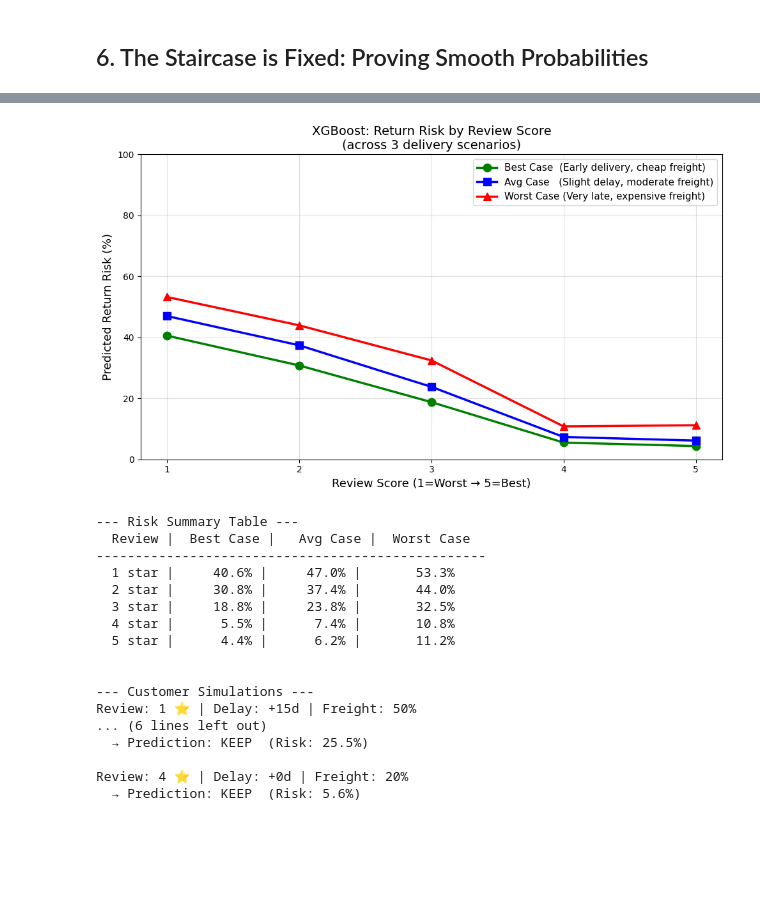
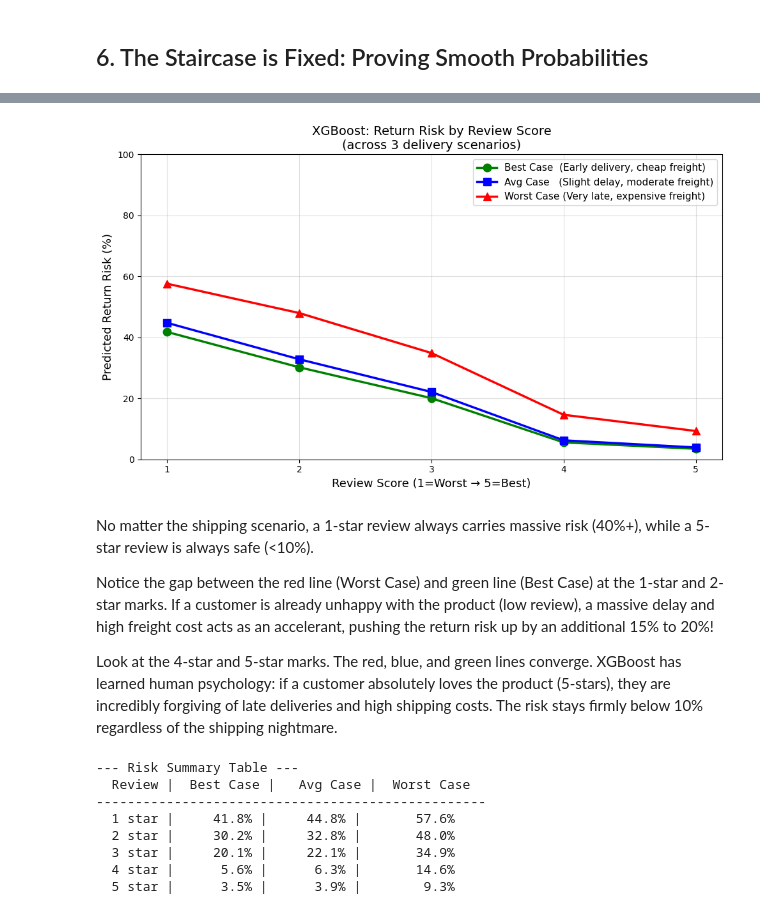
Before and after one commit to Ash469/smart-return-risk-analytics, a Jupyter notebook: models/04_xgboost.ipynb, the cells around one changed output, grey strips where cells are left out. Cells and saved outputs as stored; diff of their text form; code cells hidden in the pictures; blank space fills up the shorter version.

```diff
--- a/models/04_xgboost.ipynb
+++ b/models/04_xgboost.ipynb
@@ -234,13 +314,5 @@ Prediction: KEEP  (Risk: 8.4%)
 ------------------------------
 # %%
-import pandas as pd
-import numpy as np
-import matplotlib.pyplot as plt
-
-df = pd.read_csv('../data/final/ml_ready_dataset.csv')
-X_cols = df.select_dtypes(exclude=['object', 'string']).drop(columns=['is_returned'], errors='ignore').columns.tolist()
-medians = df[X_cols].median()
-
 review_scores = [1, 2, 3, 4, 5]
 
 # --- Scenario 1: Best case (early delivery, cheap freight) ---
@@ -260,72 +332,53 @@ for score in review_scores:
     row['review_score'] = score
     row['delivery_delay_days'] = 2
     row['is_late_delivery'] = 1
     row['freight_ratio'] = 0.25
     risks_mid.append(best_xgb.predict_proba(pd.DataFrame([row])[X_cols])[0][1])
 
 # --- Scenario 3: Worst case (very late, expensive freight) ---
 risks_worst = []
 for score in review_scores:
     row = medians.copy()
     row['review_score'] = score
     row['delivery_delay_days'] = 12
     row['is_late_delivery'] = 1
     row['freight_ratio'] = 0.60
     risks_worst.append(best_xgb.predict_proba(pd.DataFrame([row])[X_cols])[0][1])
 
 fig, ax = plt.subplots(figsize=(10, 6))
 ax.plot(review_scores, [r*100 for r in risks_best],  'g-o', lw=2.5, ms=9, label='Best Case  (Early delivery, cheap freight)')
 ax.plot(review_scores, [r*100 for r in risks_mid],   'b-s', lw=2.5, ms=9, label='Avg Case   (Slight delay, moderate freight)')
 ax.plot(review_scores, [r*100 for r in risks_worst], 'r-^', lw=2.5, ms=9, label='Worst Case (Very late, expensive freight)')
 ax.set_xlabel('Review Score (1=Worst → 5=Best)', fontsize=13)
 ax.set_ylabel('Predicted Return Risk (%)', fontsize=13)
 ax.set_title('XGBoost: Return Risk by Review Score\n(across 3 delivery scenarios)', fontsize=14)
 ax.set_xticks(review_scores)
 ax.set_ylim(0, 100)
 ax.legend(fontsize=11)
 ax.grid(True, alpha=0.4)
 plt.tight_layout()
 plt.show()
-
-print("\n--- Risk Summary Table ---")
-print(f"{'Review':>8} | {'Best Case':>10} | {'Avg Case':>10} | {'Worst Case':>11}")
-print("-" * 50)
-for i, score in enumerate(review_scores):
-    print(f"  {score} star | {risks_best[i]*100:>8.1f}% | {risks_mid[i]*100:>8.1f}% | {risks_worst[i]*100:>10.1f}%")
-
-# --- Customer Simulations ---
-print("\n\n--- Customer Simulations ---")
-simulations = [
-    {"review_score": 1, "delivery_delay_days": 15, "is_late_delivery": 1, "freight_ratio": 0.50},
-    {"review_score": 5, "delivery_delay_days": -2, "is_late_delivery": 0, "freight_ratio": 0.05},
-    {"review_score": 3, "delivery_delay_days":  2, "is_late_delivery": 1, "freight_ratio": 0.30},
-    {"review_score": 4, "delivery_delay_days":  0, "is_late_delivery": 0, "freight_ratio": 0.20},
-]
-for sim in simulations:
-    row = medians.copy()
-    for k, v in sim.items():
-        row[k] = v
-    prob = best_xgb.predict_proba(pd.DataFrame([row])[X_cols])[0][1]
-    pred = "RETURN" if prob >= 0.35 else "KEEP"
-    print(f"Review: {sim['review_score']} ⭐ | Delay: {sim['delivery_delay_days']:+.0f}d | Freight: {sim['freight_ratio']:.0%}")
-    print(f"  → Prediction: {pred}  (Risk: {prob*100:.1f}%)")
-    print()
 # %% [output]
-[figure, old version]
+[figure, new version]
---- Risk Summary Table ---
-  Review |  Best Case |   Avg Case |  Worst Case
---------------------------------------------------
-  1 star |     40.6% |     47.0% |       53.3%
-  2 star |     30.8% |     37.4% |       44.0%
-  3 star |     18.8% |     23.8% |       32.5%
-  4 star |      5.5% |      7.4% |       10.8%
-  5 star |      4.4% |      6.2% |       11.2%
-
-
---- Customer Simulations ---
-Review: 1 ⭐ | Delay: +15d | Freight: 50%
-... (6 lines left out)
-  → Prediction: KEEP  (Risk: 25.5%)
-
-Review: 4 ⭐ | Delay: +0d | Freight: 20%
-  → Prediction: KEEP  (Risk: 5.6%)
+# %% [markdown]
+No matter the shipping scenario, a 1-star review always carries massive risk (40%+), while a 5-star review is always safe (<10%).
+
+Notice the gap between the red line (Worst Case) and green line (Best Case) at the 1-star and 2-star marks. If a customer is already unhappy with the product (low review), a massive delay and high freight cost acts as an accelerant, pushing the return risk up by an additional 15% to 20%!
+
+Look at the 4-star and 5-star marks. The red, blue, and green lines converge. XGBoost has learned human psychology: if a customer absolutely loves the product (5-stars), they are incredibly forgiving of late deliveries and high shipping costs. The risk stays firmly below 10% regardless of the shipping nightmare.
+# %%
+
+print("\n--- Risk Summary Table ---")
+print(f"{'Review':>8} | {'Best Case':>10} | {'Avg Case':>10} | {'Worst Case':>11}")
+print("-" * 50)
+for i, score in enumerate(review_scores):
+    print(f"  {score} star | {risks_best[i]*100:>8.1f}% | {risks_mid[i]*100:>8.1f}% | {risks_worst[i]*100:>10.1f}%")
+# %% [output]
+--- Risk Summary Table ---
+  Review |  Best Case |   Avg Case |  Worst Case
+--------------------------------------------------
+  1 star |     41.8% |     44.8% |       57.6%
+  2 star |     30.2% |     32.8% |       48.0%
+  3 star |     20.1% |     22.1% |       34.9%
+  4 star |      5.6% |      6.3% |       14.6%
+  5 star |      3.5% |      3.9% |        9.3%
```
Also changed, not shown: parts of 22 cells of this notebook, 14 other files.
